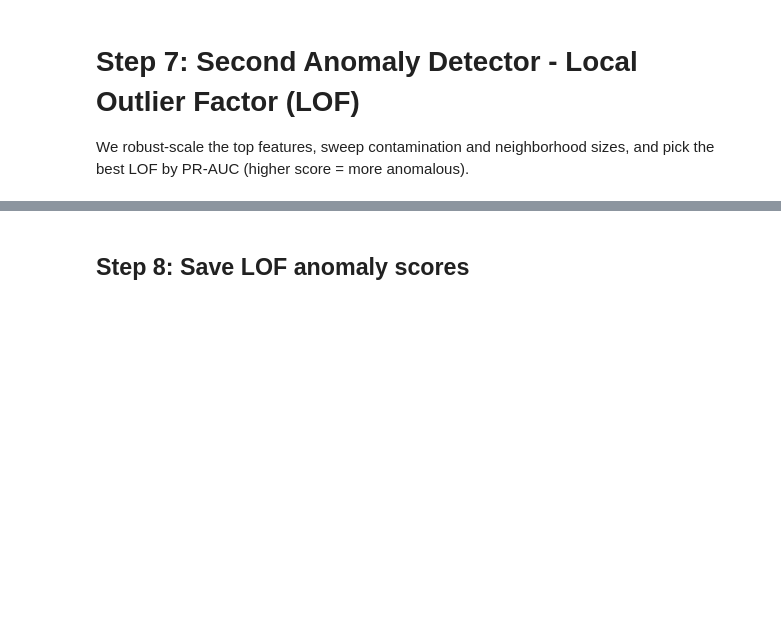
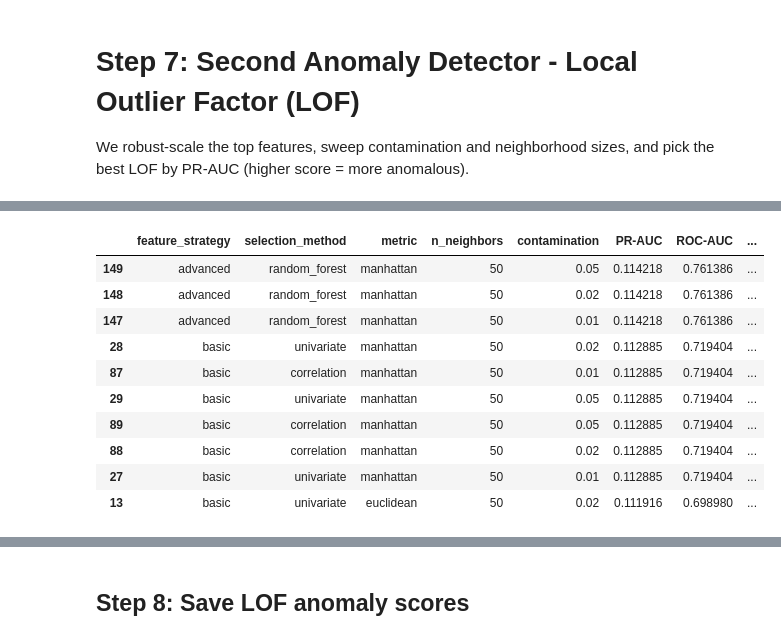
Before and after one commit to feng123liang/project, a Jupyter notebook: project.ipynb, the cells around one changed output, grey strips where cells are left out. Cells and saved outputs as stored; diff of their text form; code cells hidden in the pictures; blank space fills up the shorter version.

```diff
--- a/project.ipynb
+++ b/project.ipynb
@@ -551,0 +1204,83 @@ for k, v in evaluate_anomaly_model(y, anomaly_scores_lof, K=50).items():
+# %%
+def run_lof_with_feature_engineering(X, y):
+    """运行完整的特征工程+LOF流程"""
+
+    results = []
+
+    # 不同的特征工程策略
+    feature_strategies = {
+        'basic': create_features(X),
+        'advanced': create_advanced_features(create_features(X))
+    }
+
+    for strategy_name, X_fe in feature_strategies.items():
+        print(f"\n=== 特征策略: {strategy_name} ===")
+
+        # 检测NaN值
+        if X_fe.isna().sum().sum() > 0:
+            print(f"警告: 特征策略 {strategy_name} 包含缺失值，跳过此策略。")
+            # 输出相应的列
+            print(X_fe.columns[X_fe.isna().any()].tolist())
+            continue
+
+        # 不同的特征选择方法
+        selection_methods = ['univariate', 'random_forest', 'correlation']
+
+        for selection_method in selection_methods:
+            # try:
+                # 特征选择
+            X_selected, selected_features = select_features(
+                X_fe, y, method=selection_method, k=25
+            )
+
+            # 数据预处理
+            preprocessor = RobustScaler()
+            X_processed = preprocessor.fit_transform(X_selected)
+
+            # LOF参数优化
+            for metric in ['euclidean', 'manhattan']:
+                for k in [3, 5, 10, 20, 50]:
+                    for cont in [0.01, 0.02, 0.05]:
+                        lof = LocalOutlierFactor(
+                            n_neighbors=k,
+                            contamination=cont,
+                            metric=metric,
+                            n_jobs=-1
+                        )
+
+                        lof.fit(X_processed)
+                        scores = -lof.negative_outlier_factor_
+
+                        metrics = evaluate_anomaly_model(y, scores, K=50)
+
+                        results.append({
+                            'feature_strategy': strategy_name,
+                            'selection_method': selection_method,
+                            'metric': metric,
+                            'n_neighbors': k,
+                            'contamination': cont,
+                            'num_features': X_selected.shape[1],
+                            **metrics
+                        })
+
+                        print(f"  {selection_method}, {metric}, k={k}, cont={cont}")
+                        print(f"    PR-AUC: {metrics['PR-AUC']:.4f}, P@50: {metrics['Precision@50']:.4f}")
+
+            # except Exception as e:
+            #     print(f"错误在 {strategy_name}-{selection_method}: {e}")
+            #     continue
+
+    return pd.DataFrame(results)
+
+# 运行完整实验
+results_df = run_lof_with_feature_engineering(X, y)
+
+# "ROC-AUC": roc_auc,
+#         "PR-AUC": pr_auc,
+#         f"Precision@{K}": precision_at_k
+# 显示最佳结果
+best_results = results_df.sort_values('PR-AUC', ascending=False).head(10)
+print("\n最佳结果:")
+display(best_results[['feature_strategy', 'selection_method', 'metric', 'n_neighbors',
+                     'contamination', 'PR-AUC', 'ROC-AUC', 'Precision@50']])
+# %% [output]
@@ -551,0 +1338,11 @@ for k, v in evaluate_anomaly_model(y, anomaly_scores_lof, K=50).items():
+|  | feature_strategy | selection_method | metric | n_neighbors | contamination | PR-AUC | ROC-AUC | ... |
+| 149 | advanced | random_forest | manhattan | 50 | 0.05 | 0.114218 | 0.761386 | ... |
+| 148 | advanced | random_forest | manhattan | 50 | 0.02 | 0.114218 | 0.761386 | ... |
+| 147 | advanced | random_forest | manhattan | 50 | 0.01 | 0.114218 | 0.761386 | ... |
+| 28 | basic | univariate | manhattan | 50 | 0.02 | 0.112885 | 0.719404 | ... |
+| 87 | basic | correlation | manhattan | 50 | 0.01 | 0.112885 | 0.719404 | ... |
+| 29 | basic | univariate | manhattan | 50 | 0.05 | 0.112885 | 0.719404 | ... |
+| 89 | basic | correlation | manhattan | 50 | 0.05 | 0.112885 | 0.719404 | ... |
+| 88 | basic | correlation | manhattan | 50 | 0.02 | 0.112885 | 0.719404 | ... |
+| 27 | basic | univariate | manhattan | 50 | 0.01 | 0.112885 | 0.719404 | ... |
+| 13 | basic | univariate | euclidean | 50 | 0.02 | 0.111916 | 0.698980 | ... |
```
Also changed, not shown: parts of 18 cells of this notebook.
